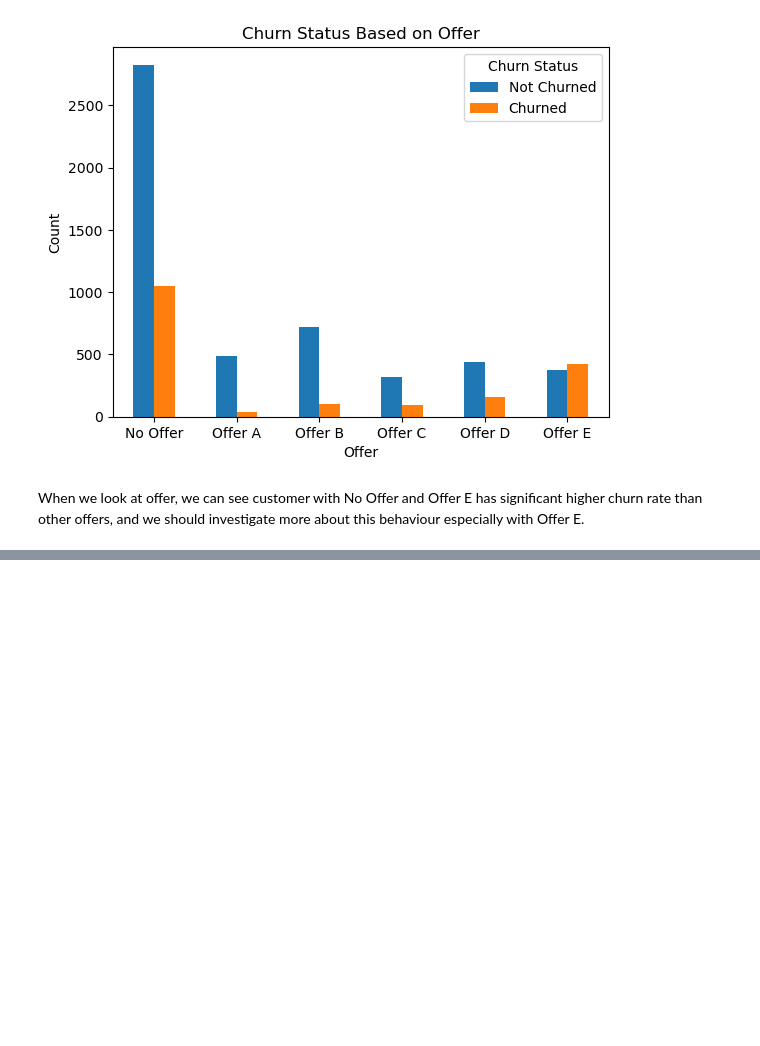
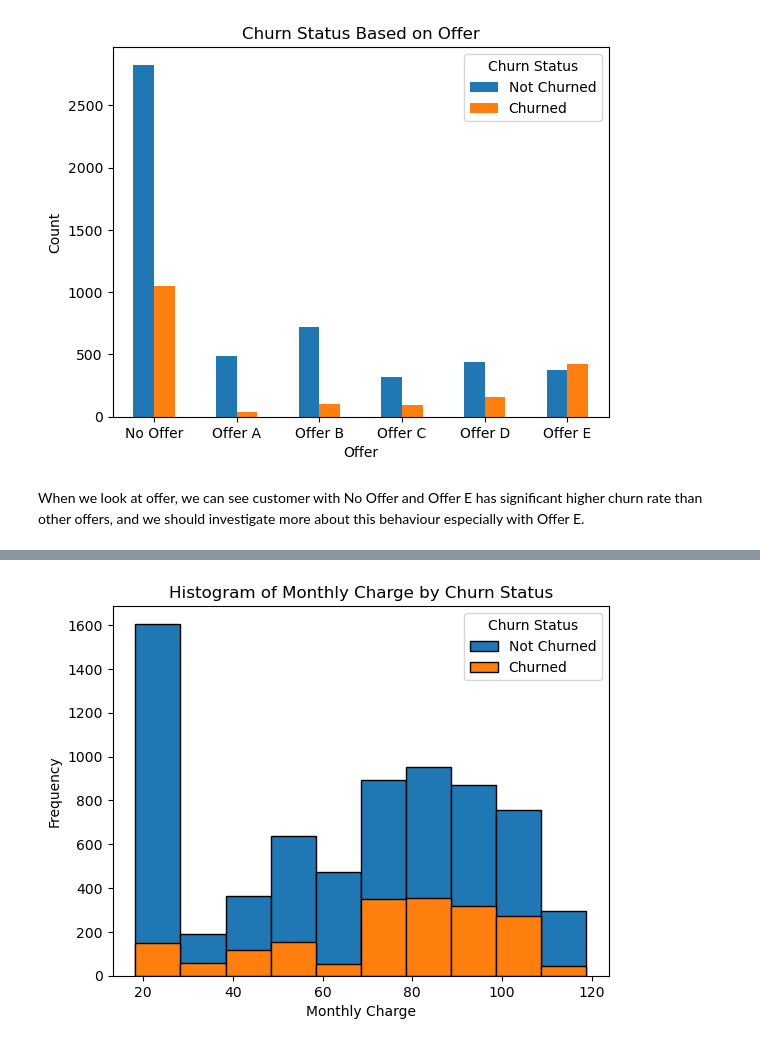
Before and after one commit to Jacky-Lam-CY/PROG74010-DataProject, a Jupyter notebook: PROG74010-DataProject.ipynb, the cells around one changed output, grey strips where cells are left out. Saved outputs shown, nothing was run; the diff lists cells and outputs as text; code cells hidden in the pictures; blank space fills up the shorter version.

```diff
--- a/PROG74010-DataProject.ipynb
+++ b/PROG74010-DataProject.ipynb
@@ -900,0 +925,4 @@ When we look at offer, we can see customer with No Offer and Offer E has signifi
+# %%
+plot_hist_by_churn_value('Monthly Charge')
+# %% [output]
+[figure, added]
```
Also changed, not shown: parts of 10 cells of this notebook.
